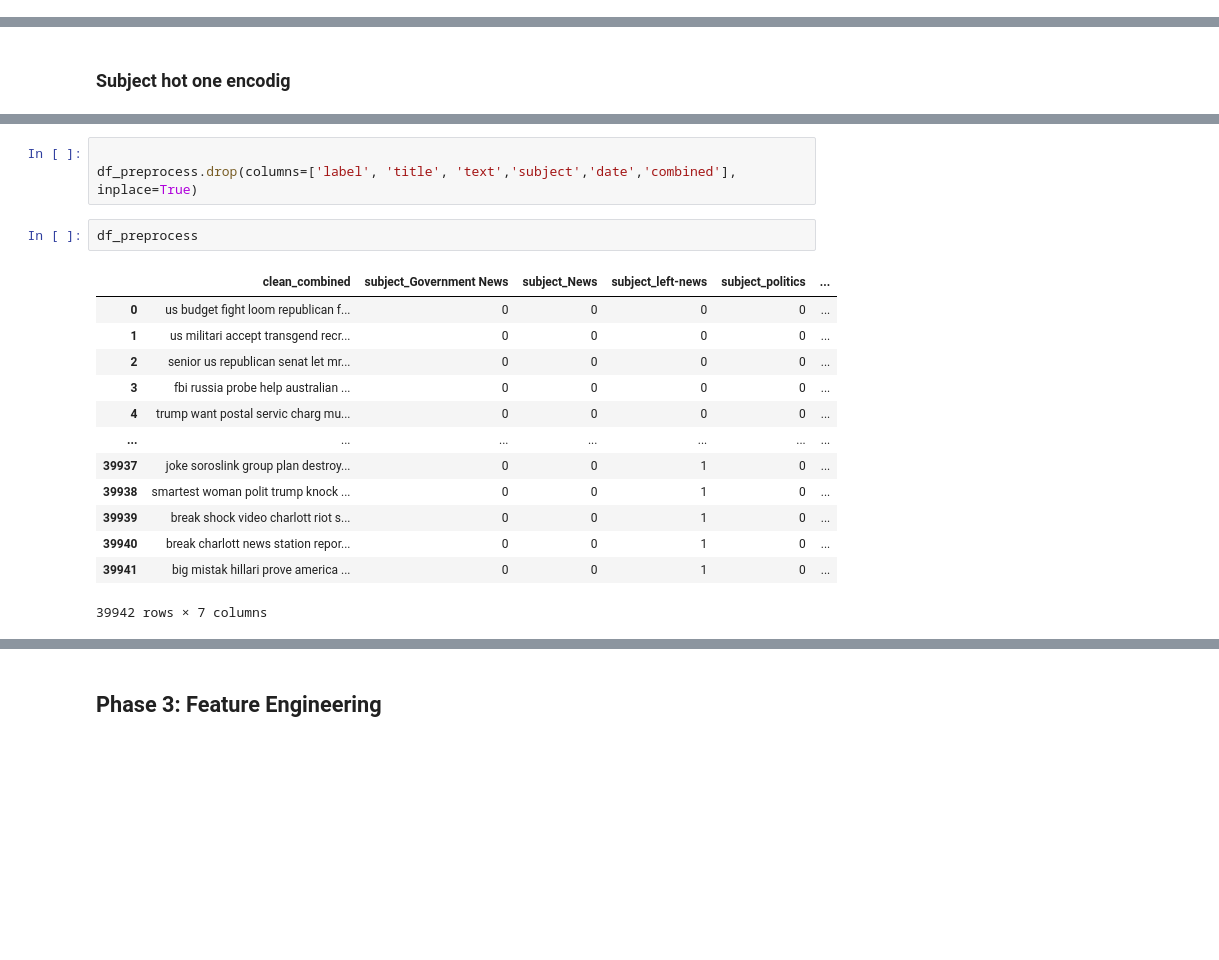
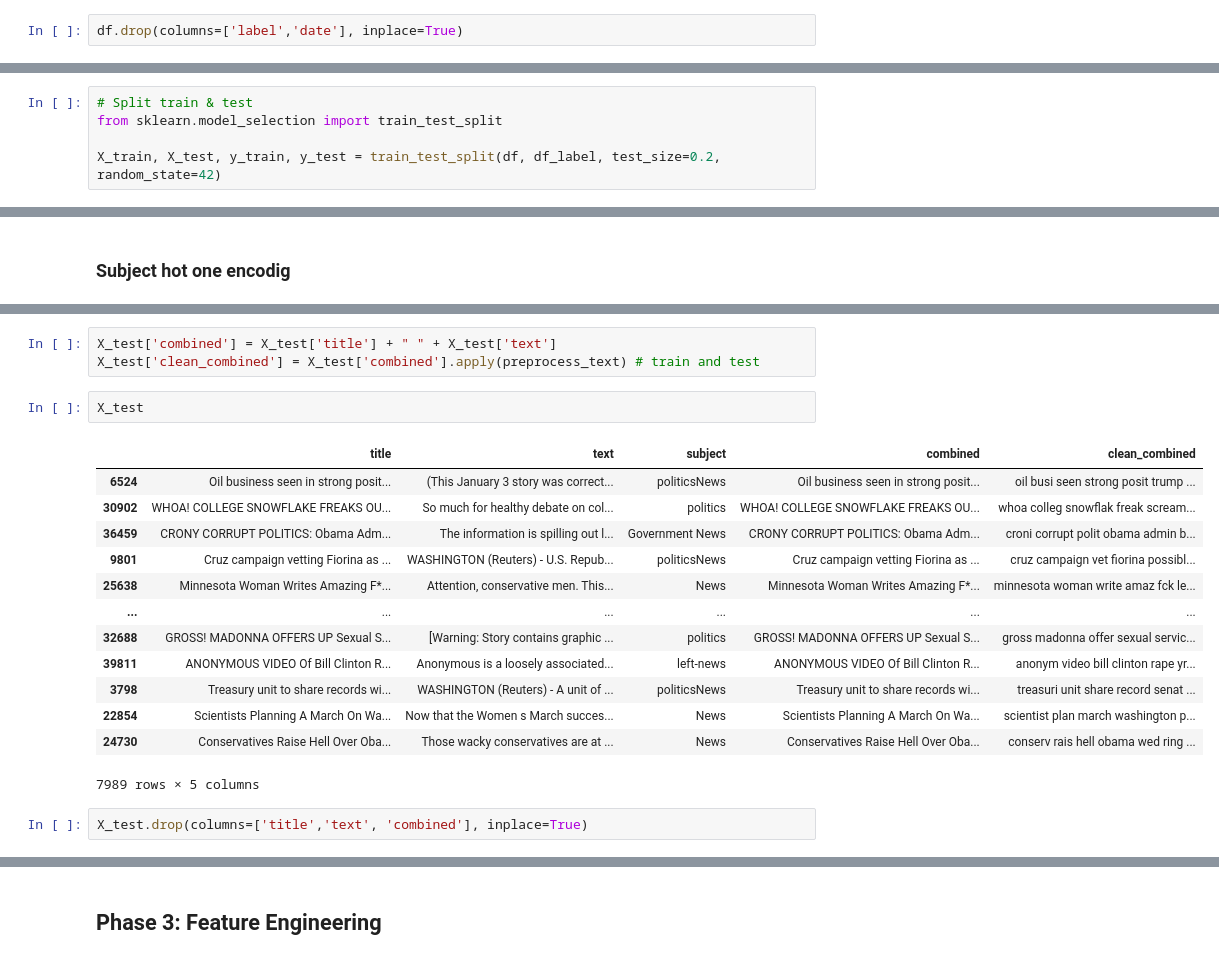
Before and after one commit to mobenet/nlp-project, a Jupyter notebook: nlp-news-model.ipynb, the cells around one changed output, grey strips where cells are left out. Drawn from its saved outputs; the diff is of its cells as text; blank space fills up the shorter version.

```diff
--- a/nlp-news-model.ipynb
+++ b/nlp-news-model.ipynb
@@ -127,0 +146,2 @@ stemmer = SnowballStemmer("english")
+# %%
+df.drop(columns=['label','date'], inplace=True)
@@ -127,0 +168,5 @@ stemmer = SnowballStemmer("english")
+# %%
+# Split train & test
+from sklearn.model_selection import train_test_split
+
+X_train, X_test, y_train, y_test = train_test_split(df, df_label, test_size=0.2, random_state=42)
@@ -205,19 +361,21 @@ Name: label, Length: 39942, dtype: int64
+# %%
+X_test['combined'] = X_test['title'] + " " + X_test['text']
+X_test['clean_combined'] = X_test['combined'].apply(preprocess_text) # train and test
+# %%
+X_test
+# %% [output]
+|  | title | text | subject | combined | clean_combined |
+| 6524 | Oil business seen in strong posit... | (This January 3 story was correct... | politicsNews | Oil business seen in strong posit... | oil busi seen strong posit trump ... |
+| 30902 | WHOA! COLLEGE SNOWFLAKE FREAKS OU... | So much for healthy debate on col... | politics | WHOA! COLLEGE SNOWFLAKE FREAKS OU... | whoa colleg snowflak freak scream... |
+| 36459 | CRONY CORRUPT POLITICS: Obama Adm... | The information is spilling out l... | Government News | CRONY CORRUPT POLITICS: Obama Adm... | croni corrupt polit obama admin b... |
+| 9801 | Cruz campaign vetting Fiorina as ... | WASHINGTON (Reuters) - U.S. Repub... | politicsNews | Cruz campaign vetting Fiorina as ... | cruz campaign vet fiorina possibl... |
+| 25638 | Minnesota Woman Writes Amazing F*... | Attention, conservative men. This... | News | Minnesota Woman Writes Amazing F*... | minnesota woman write amaz fck le... |
+| ... | ... | ... | ... | ... | ... |
+| 32688 | GROSS! MADONNA OFFERS UP Sexual S... | [Warning: Story contains graphic ... | politics | GROSS! MADONNA OFFERS UP Sexual S... | gross madonna offer sexual servic... |
+| 39811 | ANONYMOUS VIDEO Of Bill Clinton R... | Anonymous is a loosely associated... | left-news | ANONYMOUS VIDEO Of Bill Clinton R... | anonym video bill clinton rape yr... |
+| 3798 | Treasury unit to share records wi... | WASHINGTON (Reuters) - A unit of ... | politicsNews | Treasury unit to share records wi... | treasuri unit share record senat ... |
+| 22854 | Scientists Planning A March On Wa... | Now that the Women s March succes... | News | Scientists Planning A March On Wa... | scientist plan march washington p... |
+| 24730 | Conservatives Raise Hell Over Oba... | Those wacky conservatives are at ... | News | Conservatives Raise Hell Over Oba... | conserv rais hell obama wed ring ... |
+7989 rows × 5 columns
 # %%
-
-df_preprocess.drop(columns=['label', 'title', 'text','subject','date','combined'], inplace=True)
+X_test.drop(columns=['title','text', 'combined'], inplace=True)
-# %%
-df_preprocess
-# %% [output]
-|  | clean_combined | subject_Government News | subject_News | subject_left-news | subject_politics | ... |
-| 0 | us budget fight loom republican f... | 0 | 0 | 0 | 0 | ... |
-| 1 | us militari accept transgend recr... | 0 | 0 | 0 | 0 | ... |
-| 2 | senior us republican senat let mr... | 0 | 0 | 0 | 0 | ... |
-| 3 | fbi russia probe help australian ... | 0 | 0 | 0 | 0 | ... |
-| 4 | trump want postal servic charg mu... | 0 | 0 | 0 | 0 | ... |
-| ... | ... | ... | ... | ... | ... | ... |
-| 39937 | joke soroslink group plan destroy... | 0 | 0 | 1 | 0 | ... |
-| 39938 | smartest woman polit trump knock ... | 0 | 0 | 1 | 0 | ... |
-| 39939 | break shock video charlott riot s... | 0 | 0 | 1 | 0 | ... |
-| 39940 | break charlott news station repor... | 0 | 0 | 1 | 0 | ... |
-| 39941 | big mistak hillari prove america ... | 0 | 0 | 1 | 0 | ... |
-39942 rows × 7 columns
```
Also changed, not shown: parts of 50 cells of this notebook, 1 other file.
